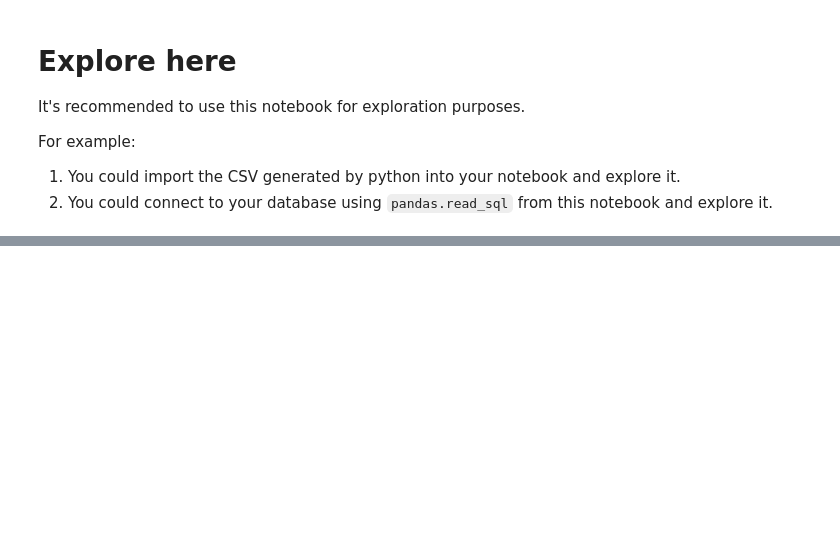
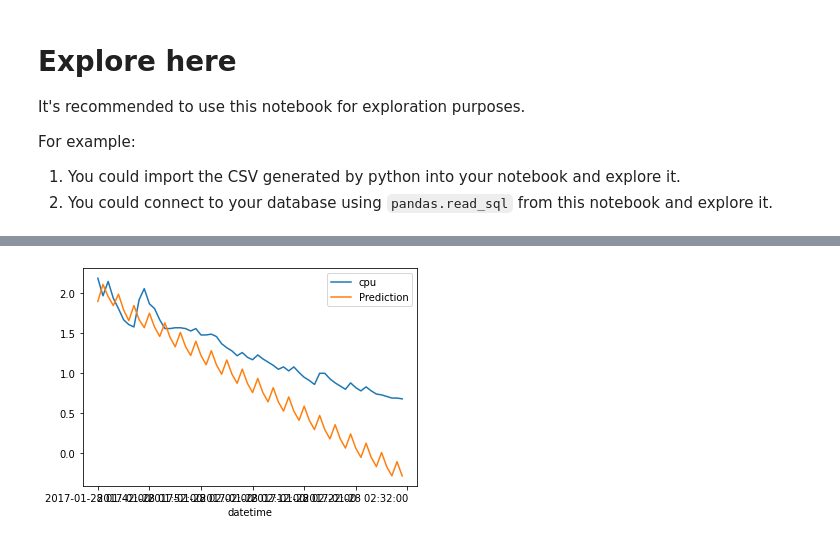
Before and after one commit to sbarcelona11/Time-Series-Project-Tutorial, a Jupyter notebook: src/explore.ipynb, the cells around one changed output, grey strips where cells are left out. Cells and saved outputs as stored; diff of their text form; code cells hidden in the pictures; blank space fills up the shorter version.

```diff
--- a/src/explore.ipynb
+++ b/src/explore.ipynb
@@ -109,3 +246,3 @@ plt.show()
 # %%
-forecast_a = stepwise_model_a.predict(n_periods=54)
+forecast_a = stepwise_model_a.predict(n_periods=60)
 forecast_a
@@ -115,3 +278,12 @@ forecast_b
+# %%
+test_a = cpu_test_a.copy()
+test_a = test_a.set_index(test_a['datetime']).drop('datetime', axis=1)
+
+test_b = cpu_test_b.copy()
+test_b = test_b.set_index(test_b['datetime']).drop('datetime', axis=1)
 # %%
-forecast_a = pd.DataFrame(forecast_a,index = test.index,columns=['Prediction'])
-pd.concat([test,future_forecast],axis=1).plot()
+forecast_a = pd.DataFrame(forecast_a,index = test_a.index,columns=['Prediction'])
+pd.concat([test_a,forecast_a],axis=1).plot()
+plt.show()
+# %% [output]
+[figure, added]
```
Also changed, not shown: parts of 14 cells of this notebook.
